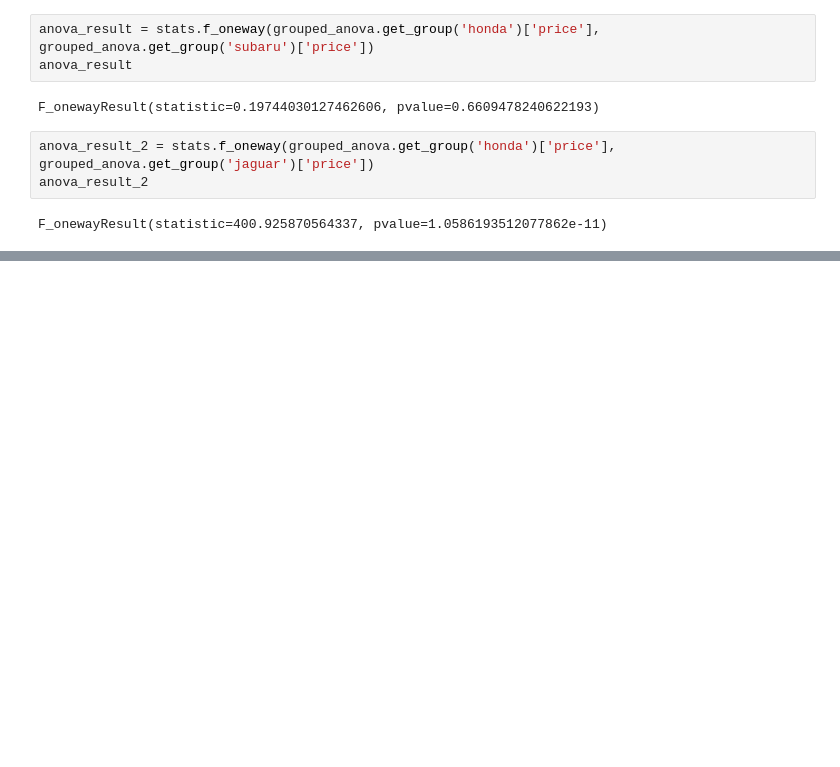
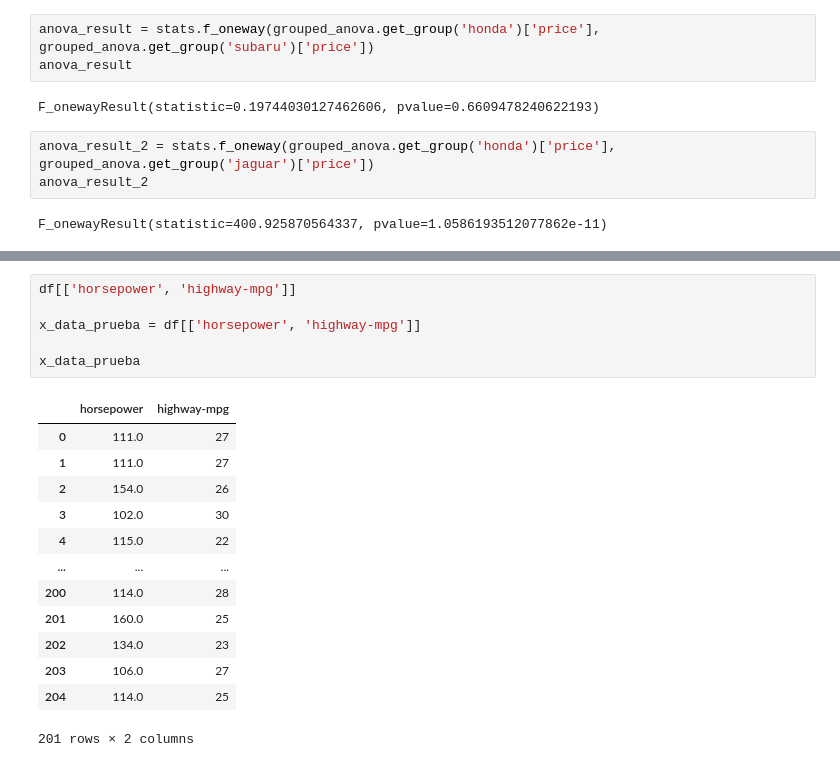
Before and after one commit to lfparra/EDX-Analizando-Datos-con-Python, a Jupyter notebook: Modulo 1/ Automobile_model.ipynb, the cells around one changed output, grey strips where cells are left out. Drawn from its saved outputs; the diff is of its cells as text; blank space fills up the shorter version.

```diff
--- a/Modulo 1/ Automobile_model.ipynb
+++ b/Modulo 1/ Automobile_model.ipynb
@@ -432,0 +537,20 @@ F_onewayResult(statistic=400.925870564337, pvalue=1.0586193512077862e-11)
+# %%
+df[['horsepower', 'highway-mpg']]
+
+x_data_prueba = df[['horsepower', 'highway-mpg']]
+
+x_data_prueba
+# %% [output]
+|  | horsepower | highway-mpg |
+| 0 | 111.0 | 27 |
+| 1 | 111.0 | 27 |
+| 2 | 154.0 | 26 |
+| 3 | 102.0 | 30 |
+| 4 | 115.0 | 22 |
+| ... | ... | ... |
+| 200 | 114.0 | 28 |
+| 201 | 160.0 | 25 |
+| 202 | 134.0 | 23 |
+| 203 | 106.0 | 27 |
+| 204 | 114.0 | 25 |
+201 rows × 2 columns
```
Also changed, not shown: parts of 27 cells of this notebook, 1 other file.
